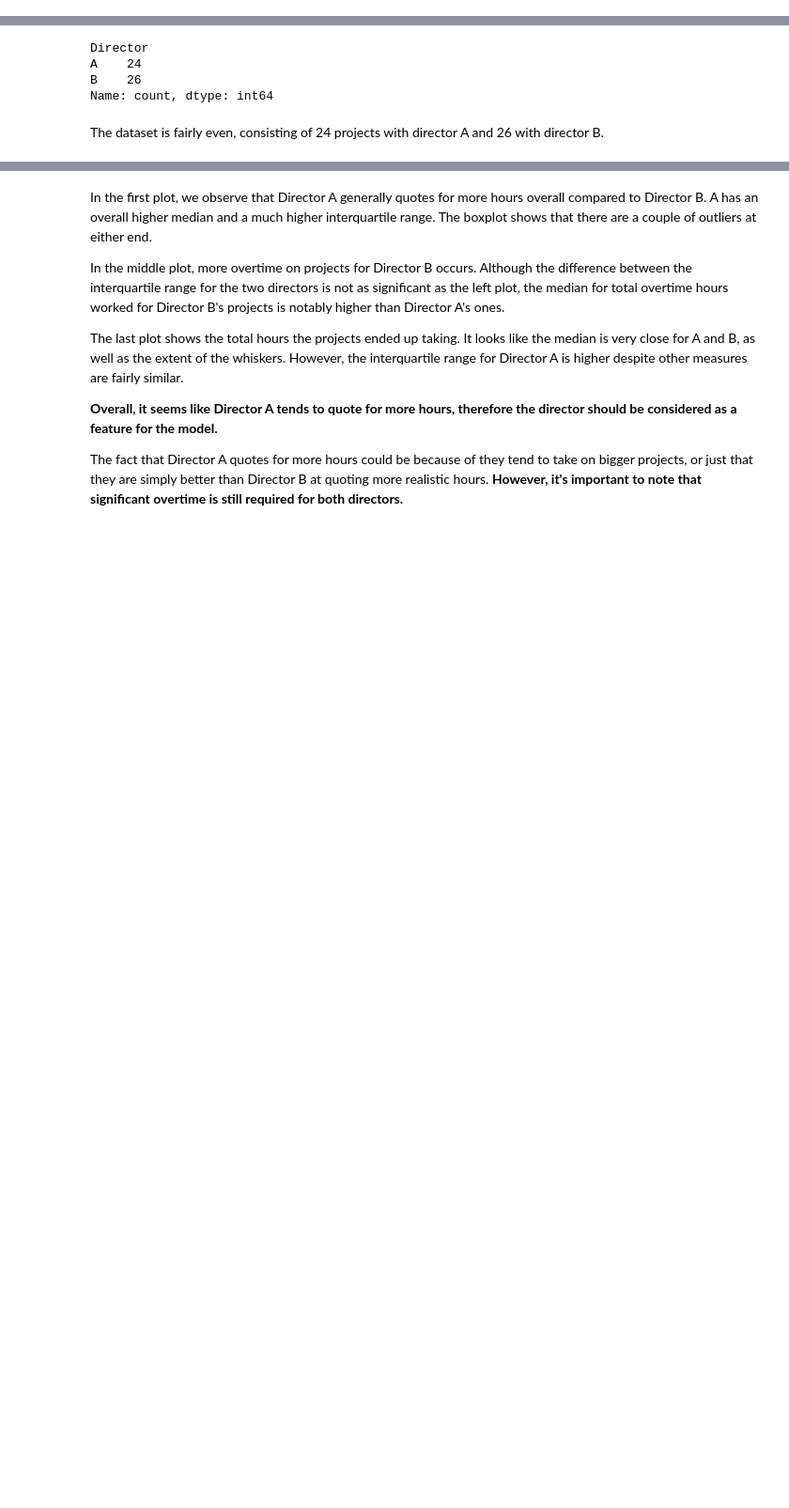
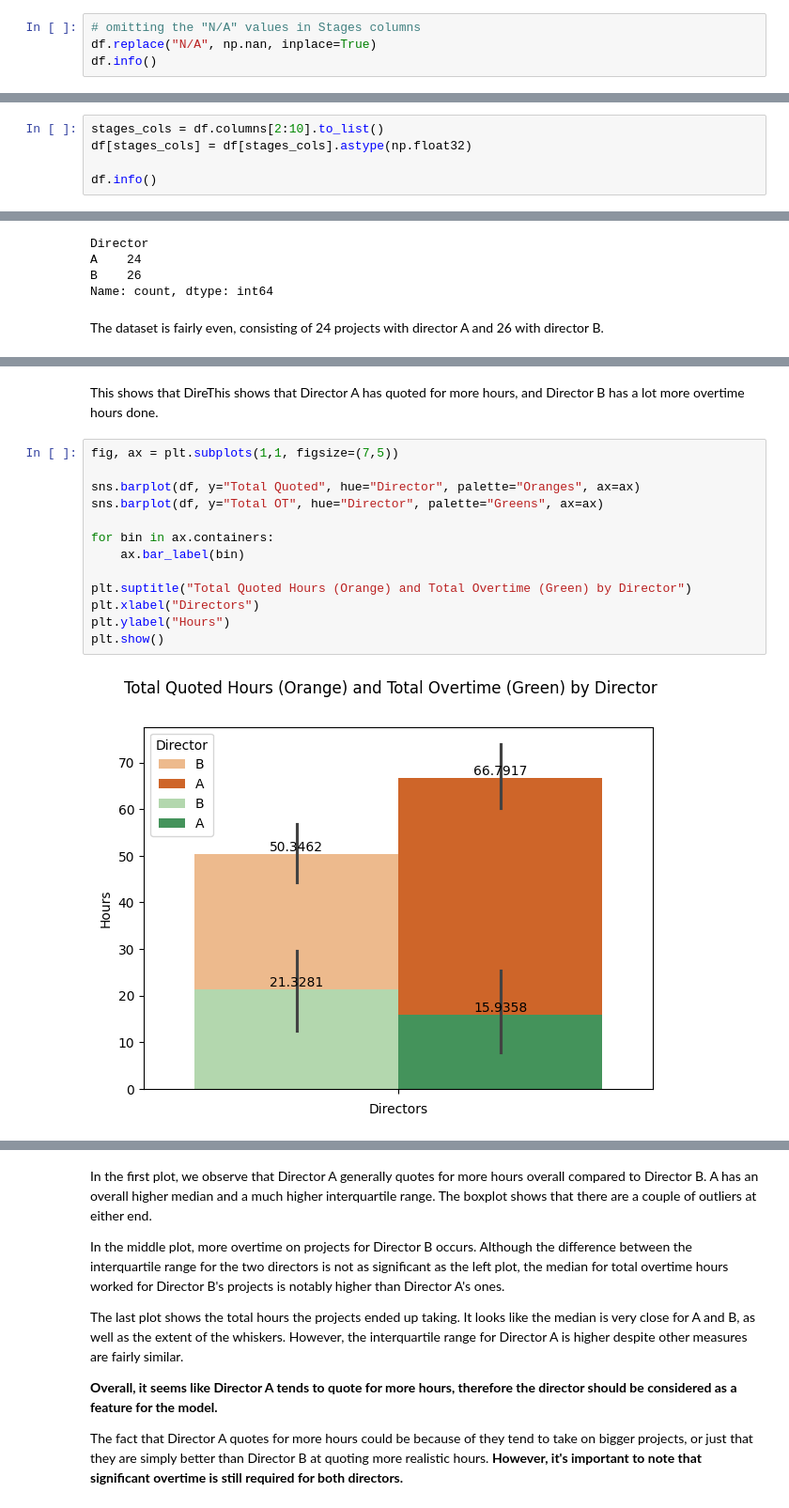
Before and after one commit to xiaoella/project_quotes, a Jupyter notebook: 1. EDA.ipynb, the cells around one changed output, grey strips where cells are left out. Shown at 94% size. Saved outputs shown, nothing was run; the diff lists cells and outputs as text; blank space fills up the shorter version.

```diff
--- a/1. EDA.ipynb
+++ b/1. EDA.ipynb
@@ -113,0 +131,4 @@ df.head()
+# %%
+# omitting the "N/A" values in Stages columns
+df.replace("N/A", np.nan, inplace=True)
+df.info()
@@ -113,0 +154,5 @@ df.head()
+# %%
+stages_cols = df.columns[2:10].to_list()
+df[stages_cols] = df[stages_cols].astype(np.float32)
+
+df.info()
@@ -208 +299,18 @@ As previously mentioned, the two missing values under Stage 3 and Stage 4 for di
+# %% [markdown]
+This shows that DireThis shows that Director A has quoted for more hours, and Director B has a lot more overtime hours done.
+# %%
+fig, ax = plt.subplots(1,1, figsize=(7,5))
+
+sns.barplot(df, y="Total Quoted", hue="Director", palette="Oranges", ax=ax)
+sns.barplot(df, y="Total OT", hue="Director", palette="Greens", ax=ax)
+
+for bin in ax.containers:
+    ax.bar_label(bin)
+
+plt.suptitle("Total Quoted Hours (Orange) and Total Overtime (Green) by Director")
+plt.xlabel("Directors")
+plt.ylabel("Hours")
+plt.show()
+# %% [output]
+[figure, added]
 # %%
```
Also changed, not shown: parts of 29 cells of this notebook, 1 other file.
